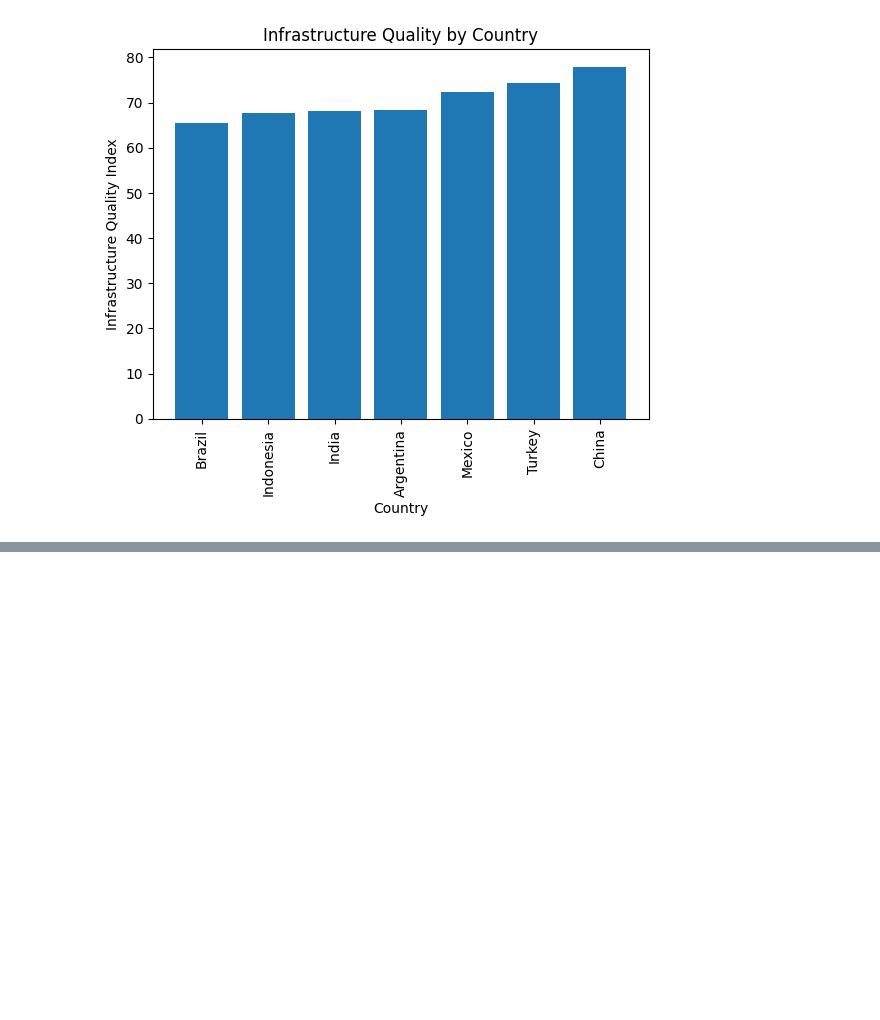
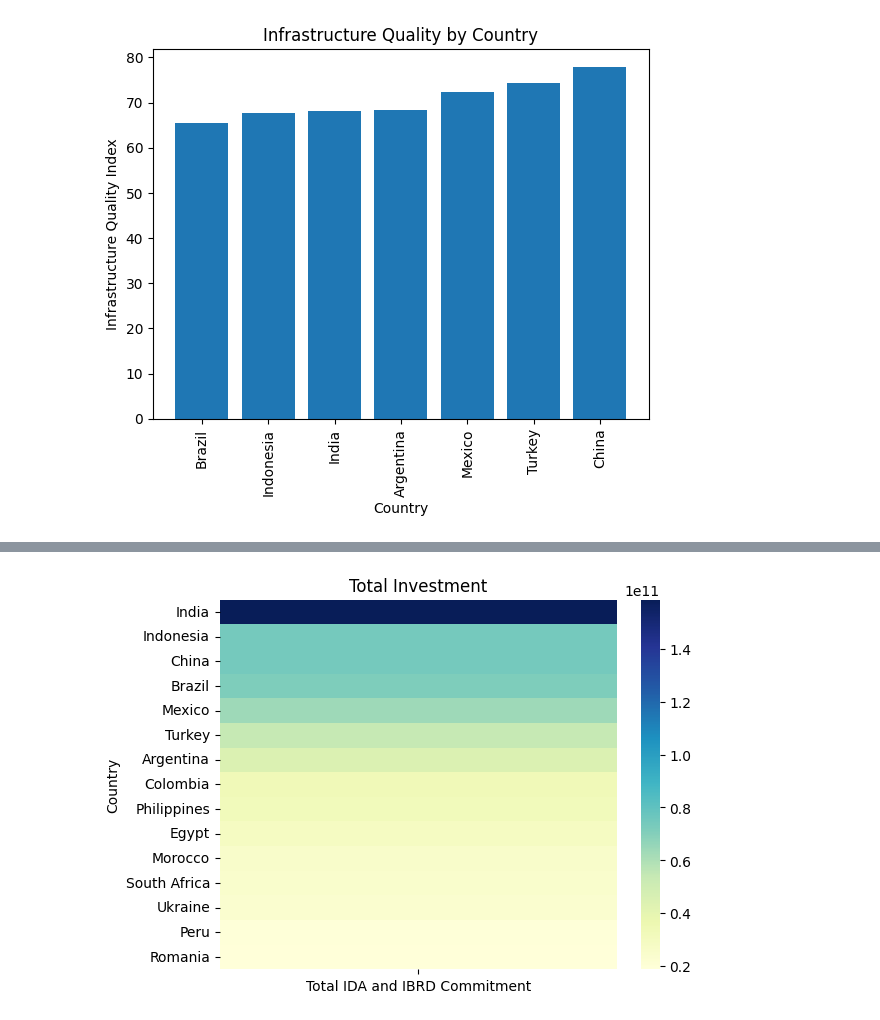
Before and after one commit to ababber19/SWUH, a Jupyter notebook: Phase_1_Graphs.ipynb, the cells around one changed output, grey strips where cells are left out. Saved outputs shown, nothing was run; the diff lists cells and outputs as text; code cells hidden in the pictures; blank space fills up the shorter version.

```diff
--- a/Phase_1_Graphs.ipynb
+++ b/Phase_1_Graphs.ipynb
@@ -431,0 +428,12 @@ Q3
+# %%
+# select the top ten countries by investment
+top_ten = new.nlargest(15, 'Total IDA and IBRD Commitment')
+
+# select the relevant columns using loc
+top_ten_table = top_ten.loc[:, ['simplifiedCountryName', 'Total IDA and IBRD Commitment']]
+
+# set the index to the simplifiedCountryName column
+top_ten_table.set_index('simplifiedCountryName', inplace=True)
+
+# print the table
+print(top_ten_table)
@@ -431,0 +458,15 @@ Q3
+# %%
+# load the data from the 'new' dataframe
+df = new[['simplifiedCountryName', 'Total IDA and IBRD Commitment']].set_index('simplifiedCountryName')
+
+# create a heatmap of the values
+sns.heatmap(top_ten_table, cmap='YlGnBu')
+
+# set the plot title
+plt.title('Total Investment')
+plt.ylabel("Country")
+
+# show the plot
+plt.show()
+# %% [output]
+[figure, added]
```
Also changed, not shown: parts of 8 cells of this notebook.
